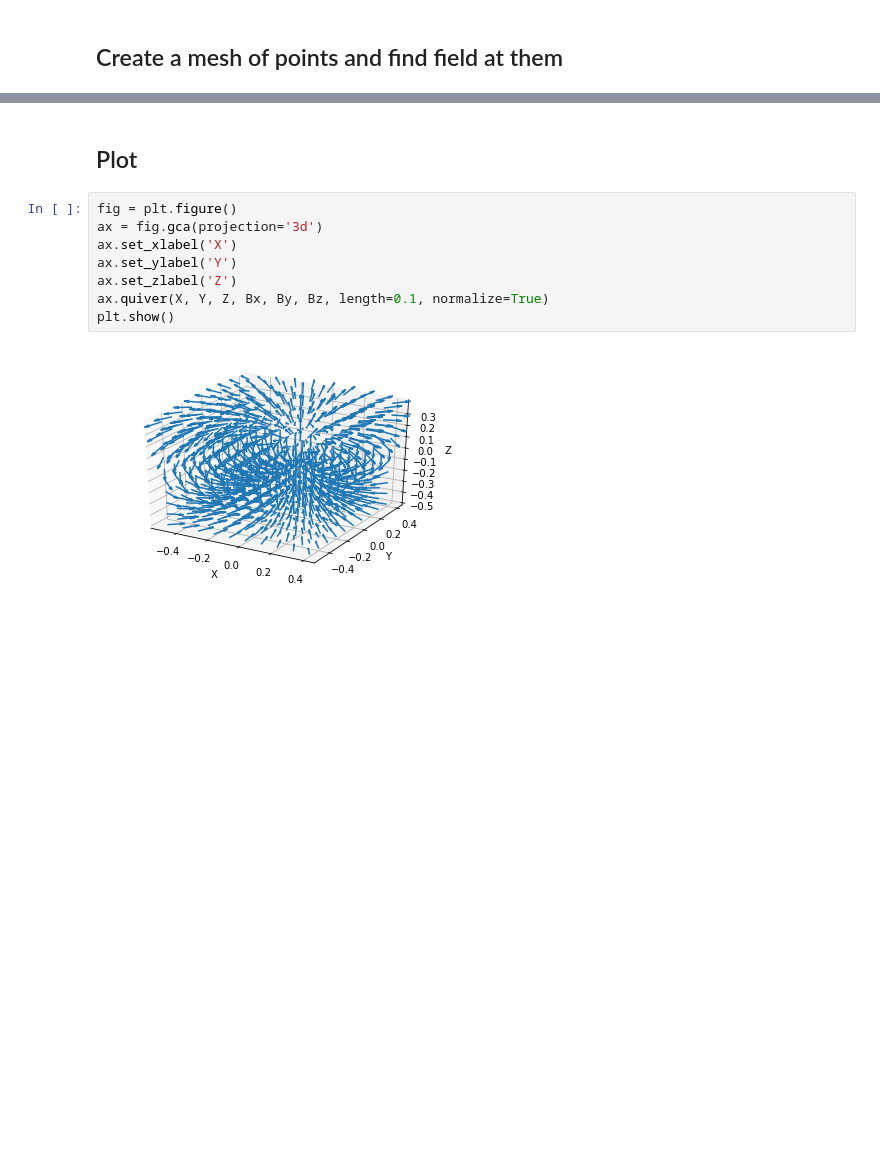
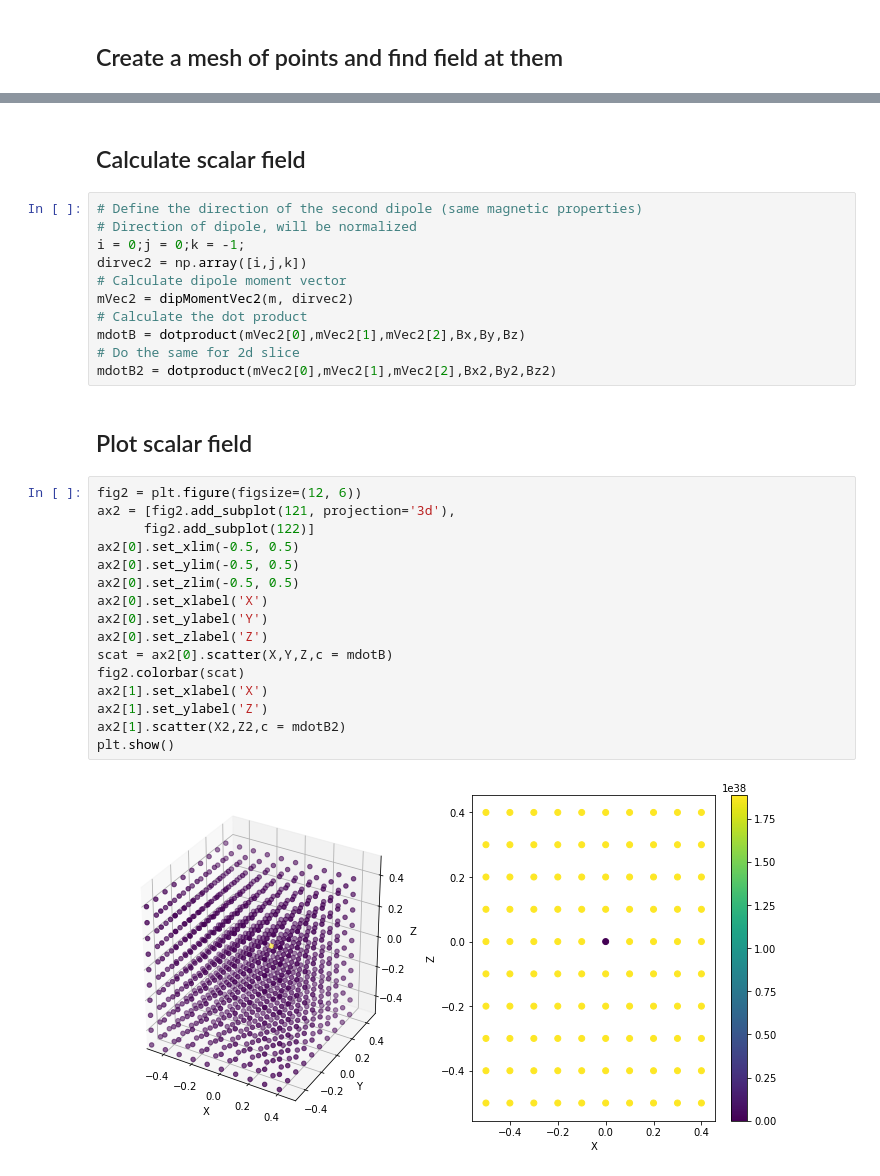
Before and after one commit to rmorenoga/Testing, a Jupyter notebook: Magnet/Python/Dipole.ipynb, the cells around one changed output, grey strips where cells are left out. Drawn from its saved outputs; the diff is of its cells as text; blank space fills up the shorter version.

```diff
--- a/Magnet/Python/Dipole.ipynb
+++ b/Magnet/Python/Dipole.ipynb
@@ -25,12 +68,33 @@ Bx,By,Bz = dipfield2(mVec,r0Vec,X,Y,Z)
+# %% [markdown]
+## Calculate scalar field
+# %%
+# Define the direction of the second dipole (same magnetic properties)
+# Direction of dipole, will be normalized
+i = 0;j = 0;k = -1;
+dirvec2 = np.array([i,j,k])
+# Calculate dipole moment vector
+mVec2 = dipMomentVec2(m, dirvec2)
+# Calculate the dot product
+mdotB = dotproduct(mVec2[0],mVec2[1],mVec2[2],Bx,By,Bz)
+# Do the same for 2d slice
+mdotB2 = dotproduct(mVec2[0],mVec2[1],mVec2[2],Bx2,By2,Bz2)
 # %% [markdown]
-## Plot
+## Plot scalar field
-# %%
-fig = plt.figure()
-ax = fig.gca(projection='3d')
-ax.set_xlabel('X')
-ax.set_ylabel('Y')
-ax.set_zlabel('Z')
-ax.quiver(X, Y, Z, Bx, By, Bz, length=0.1, normalize=True)
-plt.show()
-# %% [output]
-[figure, removed]
+# %%
+fig2 = plt.figure(figsize=(12, 6))
+ax2 = [fig2.add_subplot(121, projection='3d'),
+      fig2.add_subplot(122)]
+ax2[0].set_xlim(-0.5, 0.5)
+ax2[0].set_ylim(-0.5, 0.5)
+ax2[0].set_zlim(-0.5, 0.5)
+ax2[0].set_xlabel('X')
+ax2[0].set_ylabel('Y')
+ax2[0].set_zlabel('Z')
+scat = ax2[0].scatter(X,Y,Z,c = mdotB)
+fig2.colorbar(scat)
+ax2[1].set_xlabel('X')
+ax2[1].set_ylabel('Z')
+ax2[1].scatter(X2,Z2,c = mdotB2)
+plt.show()
+# %% [output]
+[figure, added]
```
Also changed, not shown: parts of 13 cells of this notebook, 1 other file.
